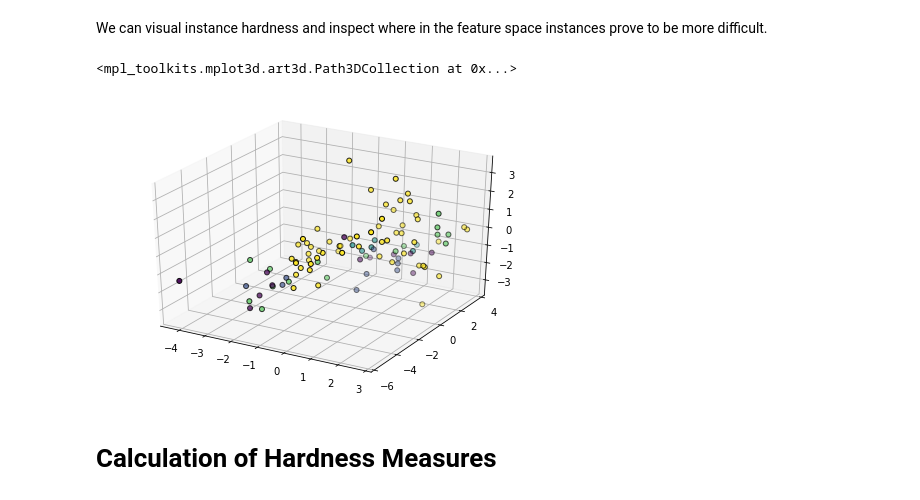
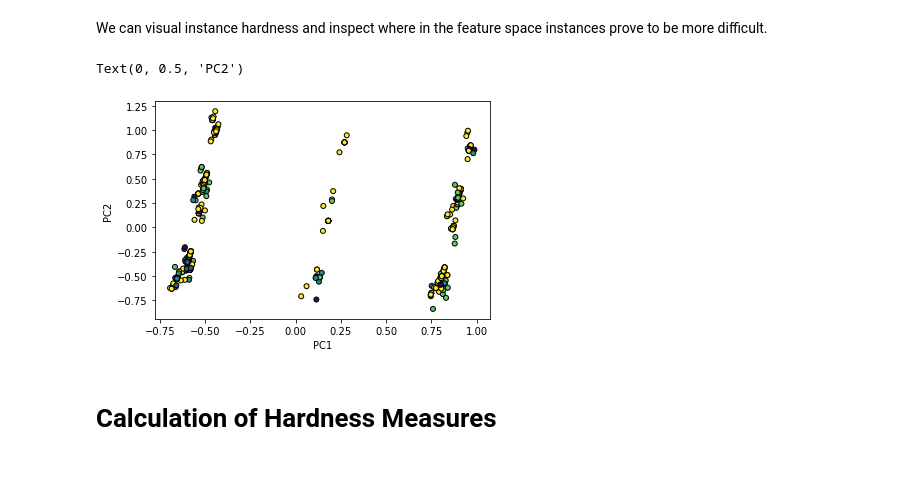
Before and after one commit to andrewhouston113/Machine-Learning-Model-Interrogation, a Jupyter notebook: Model_Interrogation_Tutorial.ipynb, the cells around one changed output. Saved outputs shown, nothing was run; the diff lists cells and outputs as text; code cells hidden in the pictures; blank space fills up the shorter version.

```diff
--- a/Model_Interrogation_Tutorial.ipynb
+++ b/Model_Interrogation_Tutorial.ipynb
@@ -46,0 +125,5 @@ from sklearn.model_selection import LeaveOneOut
+# %%
+print('Class 0: ', np.shape(y[np.where(y==0)])[0])
+print('Class 1: ', np.shape(y[np.where(y==1)])[0])
+
+class_weights = {0:0.1,1:1}
@@ -47,6 +133,6 @@ from sklearn.model_selection import LeaveOneOut
 # %%
-LR = LogisticRegression()
-SVM = SVC(probability=True)
-KNN = KNeighborsClassifier()
-RF = RandomForestClassifier()
+LR = LogisticRegression(C=100, class_weight=class_weights,max_iter=100)
+SVM = SVC(C=10, probability=True,class_weight=class_weights,kernel='rbf')
+KNN = KNeighborsClassifier(n_neighbors=5,weights='distance',metric='euclidean')
+RF = RandomForestClassifier(class_weight=class_weights, n_estimators=20,max_depth=6)
 models = [LR,SVM,KNN,RF]
@@ -68,7 +156,7 @@ for train_index, test_index in loo.split(X):
   y_prob = []
 
   for model in models:
-    clf = model
+    clf = Pipeline([('selector', SelectKBest(chi2, k=15)), ('classifier', model)])
     clf.fit(X_train, y_train)
     y_hat_pred = clf.predict(X_test)
     y_hat_prob = clf.predict_proba(X_test)[:,1]
@@ -84,0 +201,5 @@ for train_index, test_index in loo.split(X):
+# %%
+skb = SelectKBest(chi2, k=15).fit(X,y)
+print("Selected Features:")
+[print(feature) for feature in skb.get_feature_names_out(column_names)]
+X_selected = skb.transform(X)
@@ -105,14 +243,21 @@ for column in range(len(models)):
 instance_hardness = np.mean(correct_classifications,axis=1)
 # %% [markdown]
 We can visual instance hardness and inspect where in the feature space instances prove to be more difficult.
-# %%
-fig = pyplot.figure()
-ax = Axes3D(fig)
-ax.scatter(X[:, 0], X[:, 1], X[:, 2], marker='o', c=instance_hardness,
-            s=25, edgecolor='k')
-# %% [output]
-<mpl_toolkits.mplot3d.art3d.Path3DCollection at 0x...>
-[figure, removed]
+# %%
+X_pca = PCA(n_components=2).fit_transform(X_selected)
+
+X_ = X_pca[ : DataNum] + 0
+y_ = y[ : DataNum] + 0
+X_ = np.array(X_)
+y_ = np.array(y_)
+
+pyplot.scatter(X_[:, 0], X_[:, 1], marker='o', c=instance_hardness,
+            s=25, edgecolor='k')
+pyplot.xlabel('PC1')
+pyplot.ylabel('PC2')
+# %% [output]
+Text(0, 0.5, 'PC2')
+[figure, added]
 # %% [markdown]
 # **Calculation of Hardness Measures**
 # %% [markdown]
```
Also changed, not shown: parts of 38 cells of this notebook.
